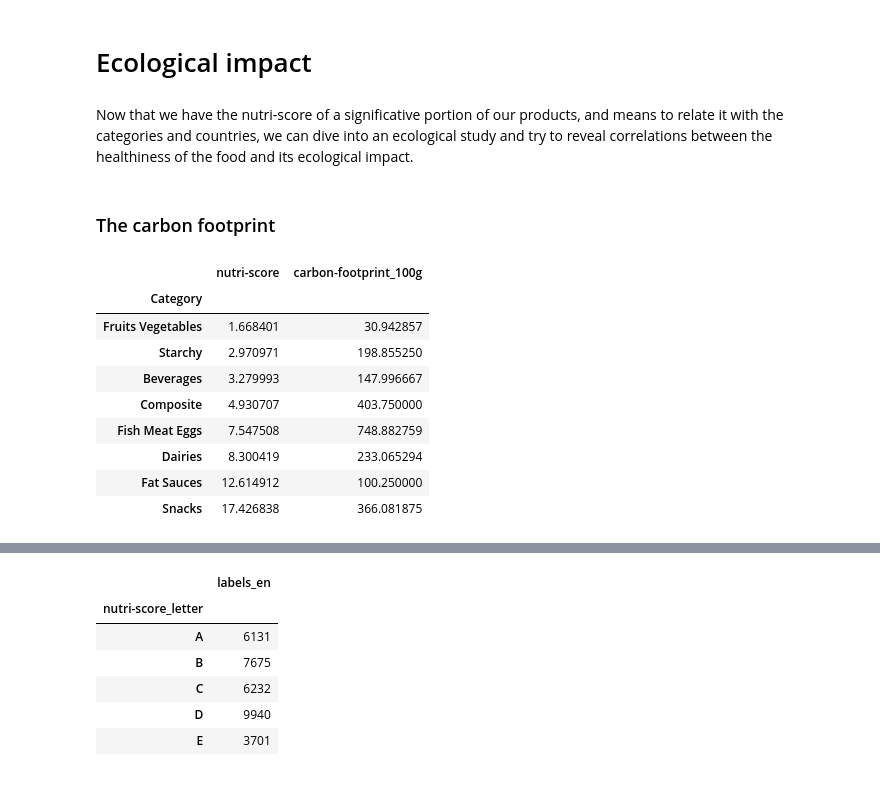
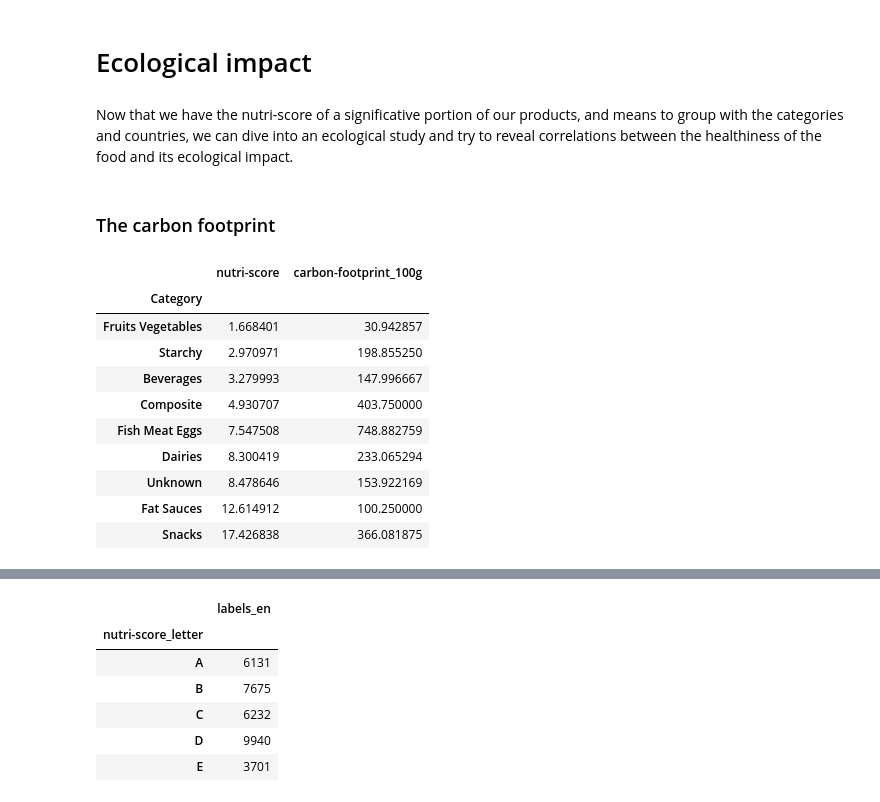
Before and after one commit to Painguin/smart_rams_project, a Jupyter notebook: Project.ipynb, the cells around one changed output, grey strips where cells are left out. Drawn from its saved outputs; the diff is of its cells as text; code cells hidden in the pictures.

```diff
--- a/Project.ipynb
+++ b/Project.ipynb
@@ -551,23 +551,22 @@ importers_world_map.save('importers_world_map.html')
 # %% [markdown]
 # Ecological impact
 # %% [markdown]
-Now that we have the nutri-score of a significative portion of our products, and means to relate it with the categories and countries, we can dive into an ecological study and try to reveal correlations between the healthiness of the food and its ecological impact.
+Now that we have the nutri-score of a significative portion of our products, and means to group with the categories and countries, we can dive into an ecological study and try to reveal correlations between the healthiness of the food and its ecological impact.
 # %% [markdown]
 ### The carbon footprint
 # %%
-score_mean_by_category = data[['Category', 'nutri-score']].groupby('Category').mean()
-carbon_mean_by_category = data[['Category', 'carbon-footprint_100g']].groupby('Category').mean()
-carbon_nutriscore_per_cat = pd.concat((score_mean_by_category, carbon_mean_by_category), axis=1).drop('Unknown').sort_values('nutri-score')
+carbon_nutriscore_per_cat = data[['Category', 'nutri-score', 'carbon-footprint_100g']].groupby('Category').mean().sort_values('nutri-score')
 carbon_nutriscore_per_cat
 # %% [output]
 |  | nutri-score | carbon-footprint_100g |
 | Category |  |  |
 | Fruits Vegetables | 1.668401 | 30.942857 |
 | Starchy | 2.970971 | 198.855250 |
 | Beverages | 3.279993 | 147.996667 |
 | Composite | 4.930707 | 403.750000 |
 | Fish Meat Eggs | 7.547508 | 748.882759 |
 | Dairies | 8.300419 | 233.065294 |
+| Unknown | 8.478646 | 153.922169 |
 | Fat Sauces | 12.614912 | 100.250000 |
 | Snacks | 17.426838 | 366.081875 |
 # %%
```
Also changed, not shown: parts of 23 cells of this notebook.
